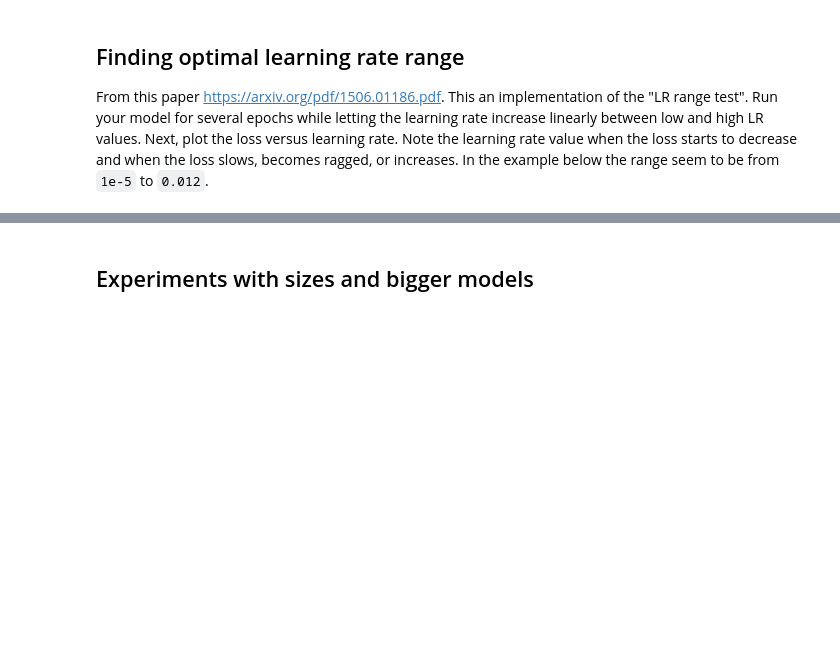
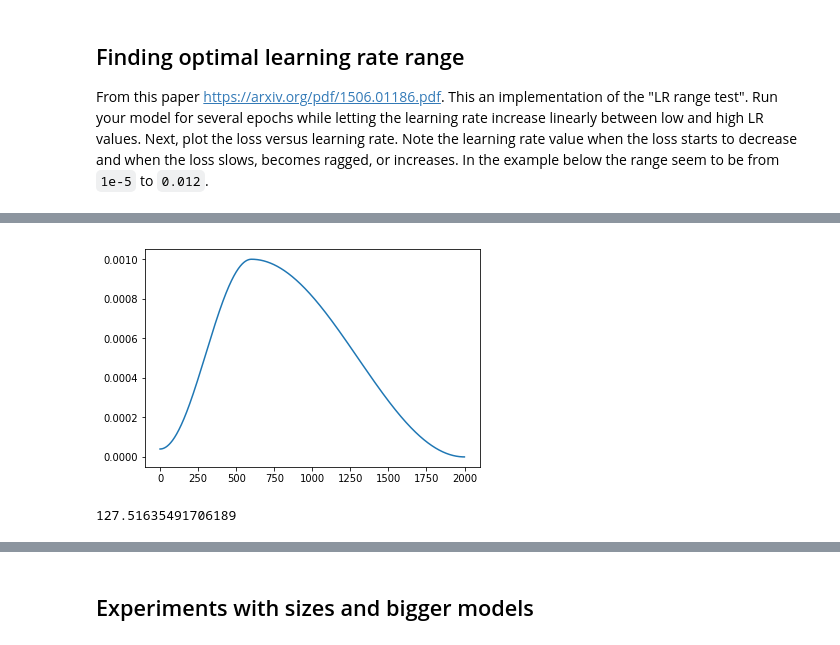
Before and after one commit to yanneta/dl-course, a Jupyter notebook: cnn_bone_age.ipynb, the cells around one changed output, grey strips where cells are left out. Drawn from its saved outputs; the diff is of its cells as text; code cells hidden in the pictures; blank space fills up the shorter version.

```diff
--- a/cnn_bone_age.ipynb
+++ b/cnn_bone_age.ipynb
@@ -652,0 +330,19 @@ save_model(model, p)
+# %%
+def cosine_segment(start_lr, end_lr, iterations):
+    i = np.arange(iterations)
+    c_i = 1 + np.cos(i*np.pi/iterations)
+    return end_lr + (start_lr - end_lr)/2 *c_i
+
+def get_cosine_triangular_lr(max_lr, iterations):
+    min_start, min_end = max_lr/25, max_lr/(25*1e4)
+    iter1 = int(0.3*iterations)
+    iter2 = iterations - iter1
+    segs = [cosine_segment(min_start, max_lr, iter1), cosine_segment(max_lr, min_end, iter2)]
+    return np.concatenate(segs)
+# %%
+N = 2000
+lr = get_cosine_triangular_lr(0.001, N)
+plt.plot(list(range(N)), lr)
+plt.show()
+# %% [output]
+[figure, added]
@@ -652,0 +409,5 @@ save_model(model, p)
+# %%
+model = Net().cuda()
+val_metric(model, valid_dl)
+# %% [output]
+127.51635491706189
```
Also changed, not shown: parts of 82 cells of this notebook.
